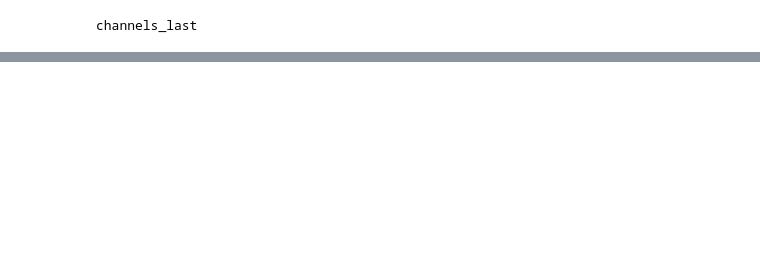
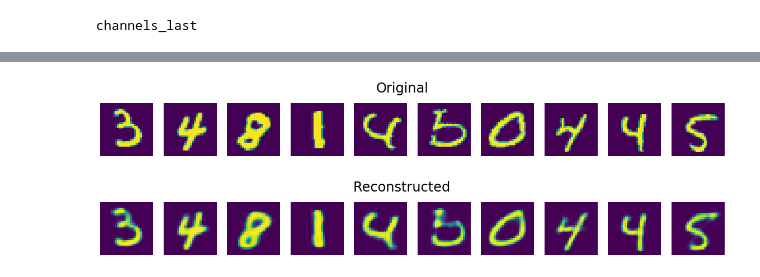
Before and after one commit to EvaBr/DLCourseMaterials, a Jupyter notebook: VAE.ipynb, the cells around one changed output, grey strips where cells are left out. Saved outputs shown, nothing was run; the diff lists cells and outputs as text; code cells hidden in the pictures; blank space fills up the shorter version.

```diff
--- a/VAE.ipynb
+++ b/VAE.ipynb
@@ -190,0 +286,21 @@ mu, sigma, x_latent = encoder.predict(x_test)
+# %%
+ind = np.random.permutation(x_test.shape[0])
+
+plt.figure(figsize = (20,2.5))
+for i in range(n):
+    plt.subplot(1, 10, i+1)
+    plt.imshow(x_test[ind[i],:].reshape(28,28))
+    plt.axis('off')
+plt.suptitle("Original", fontsize=24)
+plt.show
+
+plt.figure(figsize = (20,2.5))
+for i in range(n):
+    plt.subplot(1, 10, i+1)
+    plt.imshow(x_out[ind[i],:].reshape(28,28))
+    plt.axis('off')
+plt.suptitle("Reconstructed", fontsize=24)
+plt.show()
+# %% [output]
+[figure, added]
+[figure, added]
```
Also changed, not shown: parts of 8 cells of this notebook, 5 other files.
